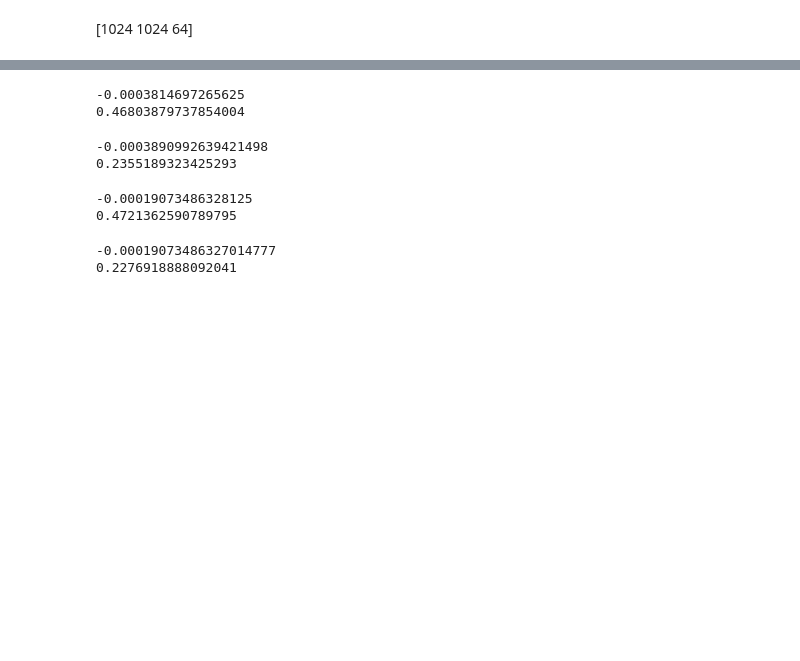
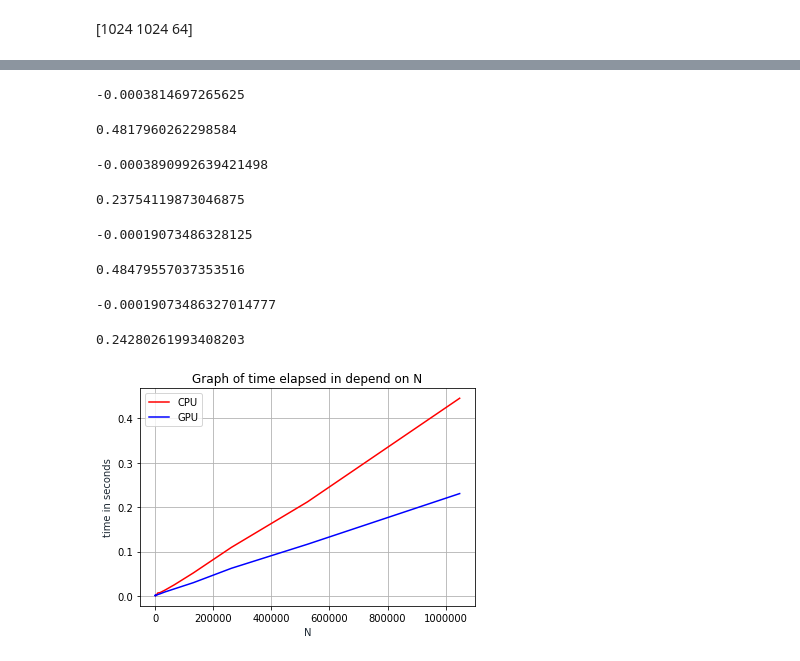
Before and after one commit to MaxVortman/gpu_hometask, a Jupyter notebook: Integration.ipynb, the cells around one changed output, grey strips where cells are left out. Cells and saved outputs as stored; diff of their text form; code cells hidden in the pictures; blank space fills up the shorter version.

Commit message:
plot kvadrature

```diff
--- a/Integration.ipynb
+++ b/Integration.ipynb
@@ -167,8 +168,8 @@ f = lambda x: math.tanh(x)
 # %%
 def measure_time(func):
   t0 = time.time()
-  print(func())
-  print(time.time() - t0)
+  func()
+  return time.time() - t0
 # %%
 measure_time(lambda: kvadrature_left(f, -100, 100, 1024 * 1024))
 # %% [output]
@@ -183,19 +182,36 @@ measure_time(lambda: kvadrature_GPU_left(-100, 100, 1024 * 1024))
 measure_time(lambda: kvadrature_midle(f, -100, 100, 1024*1024))
 # %% [output]
 -0.0003814697265625
-0.46803879737854004
+0.4817960262298584
 # %%
 measure_time(lambda: kvadrature_GPU_midle(-100, 100, 1024*1024))
 # %% [output]
 -0.0003890992639421498
-0.2355189323425293
+0.23754119873046875
 # %%
 measure_time(lambda: kvadrature_right(f, -100, 100, 1024*1024))
 # %% [output]
 -0.00019073486328125
-0.4721362590789795
+0.48479557037353516
 # %%
 measure_time(lambda: kvadrature_GPU_right(-100, 100, 1024*1024))
 # %% [output]
 -0.00019073486327014777
-0.2276918888092041
+0.24280261993408203
+# %%
+def plot(f1, f2):
+  X = [2 ** i for i in range(0, 21)]
+  Y1 = [measure_time(lambda:f1(x)) for x in X]
+  Y2 = [measure_time(lambda:f2(x)) for x in X]
+  plt.plot(X, Y1, '-r', label='CPU')
+  plt.plot(X, Y2, '-b', label='GPU')
+  plt.title('Graph of time elapsed in depend on N')
+  plt.xlabel('N', color='#1C2833')
+  plt.ylabel('time in seconds', color='#1C2833')
+  plt.legend(loc='upper left')
+  plt.grid()
+  plt.show()
+# %%
+plot(lambda x: kvadrature_midle(f, -100, 100, x), lambda x: kvadrature_GPU_midle(-100, 100, x))
+# %% [output]
+[figure, added]
```
Also changed, not shown: parts of 3 cells of this notebook.
